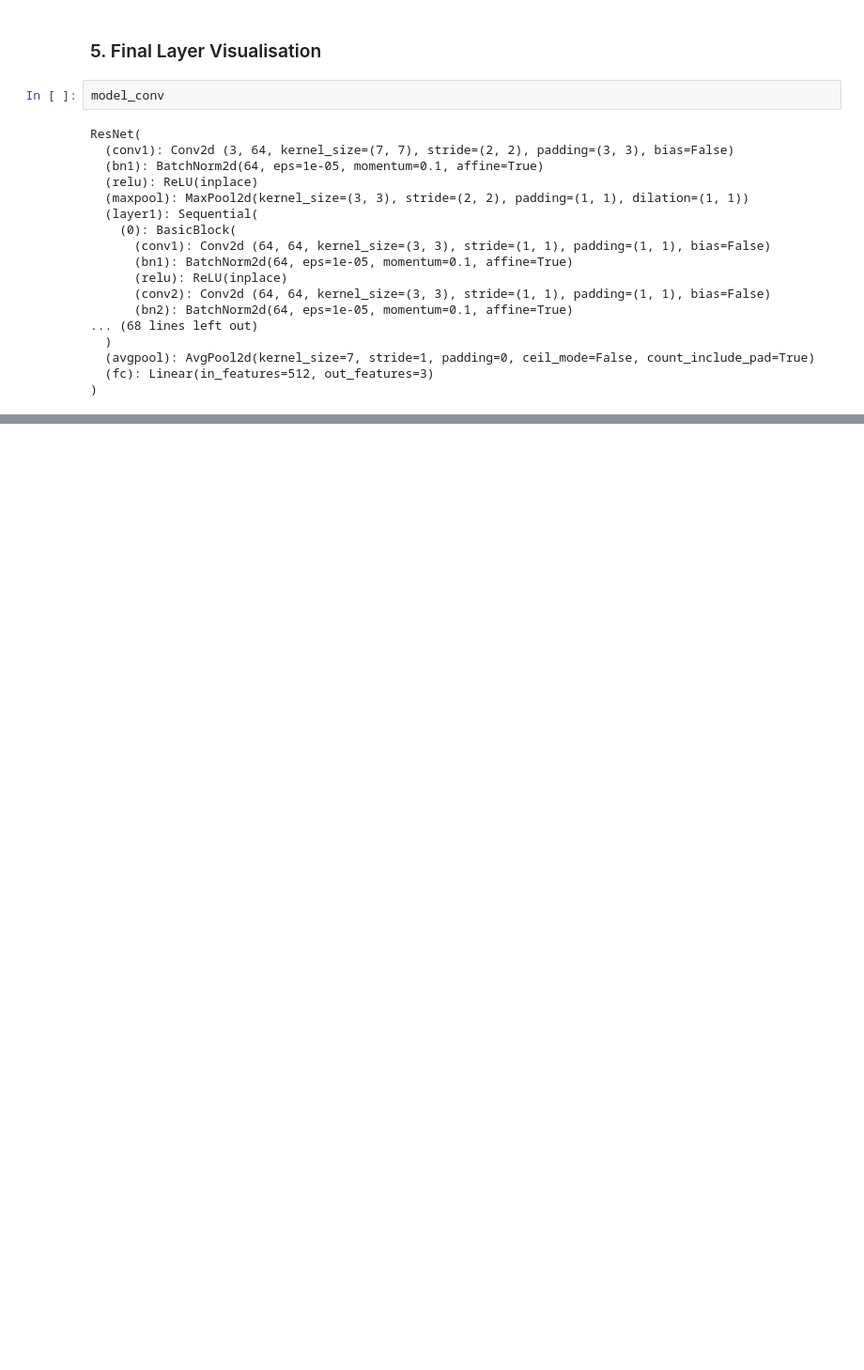
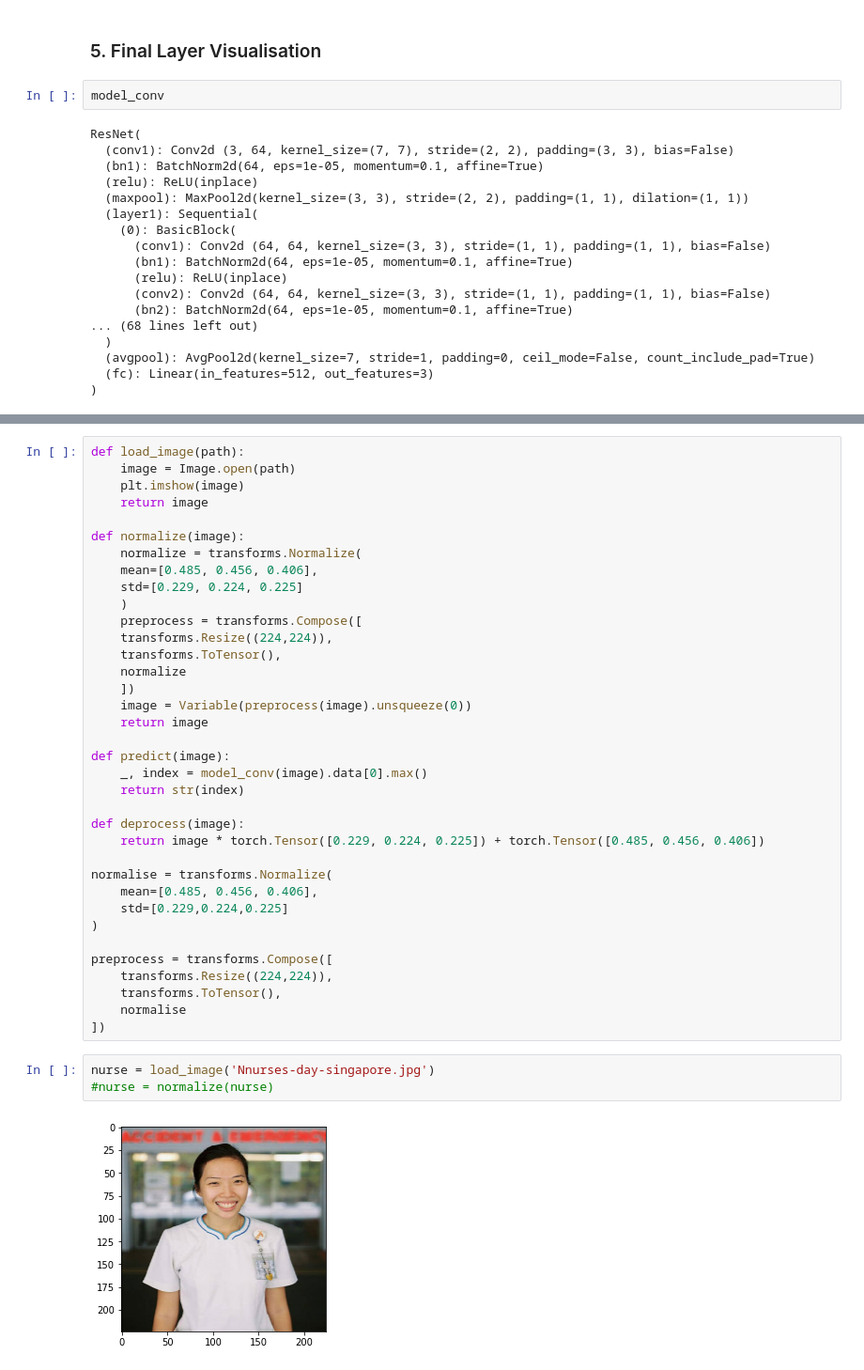
Before and after one commit to Oracle1983/Ai6-Challenge-2018, a Jupyter notebook: ID HCW_Transfer Learning V2.ipynb, the cells around one changed output, grey strips where cells are left out. Shown at 94% size. Cells and saved outputs as stored; diff of their text form; blank space fills up the shorter version.

Commit message:
Implemented first visualisation on nurse

```diff
--- a/ID HCW_Transfer Learning V2.ipynb
+++ b/ID HCW_Transfer Learning V2.ipynb
@@ -544,0 +540,41 @@ Object `torchvis` not found.
+# %%
+def load_image(path):
+    image = Image.open(path)
+    plt.imshow(image)
+    return image
+
+def normalize(image):
+    normalize = transforms.Normalize(
+    mean=[0.485, 0.456, 0.406],
+    std=[0.229, 0.224, 0.225]
+    )
+    preprocess = transforms.Compose([
+    transforms.Resize((224,224)),
+    transforms.ToTensor(),
+    normalize
+    ])
+    image = Variable(preprocess(image).unsqueeze(0))
+    return image
+
+def predict(image):
+    _, index = model_conv(image).data[0].max()
+    return str(index)
+
+def deprocess(image):
+    return image * torch.Tensor([0.229, 0.224, 0.225]) + torch.Tensor([0.485, 0.456, 0.406])
+
+normalise = transforms.Normalize(
+    mean=[0.485, 0.456, 0.406],
+    std=[0.229,0.224,0.225]
+)
+
+preprocess = transforms.Compose([
+    transforms.Resize((224,224)),
+    transforms.ToTensor(),
+    normalise
+])
+# %%
+nurse = load_image('Nnurses-day-singapore.jpg')
+#nurse = normalize(nurse)
+# %% [output]
+[figure, added]
```
Also changed, not shown: parts of 22 cells of this notebook.
